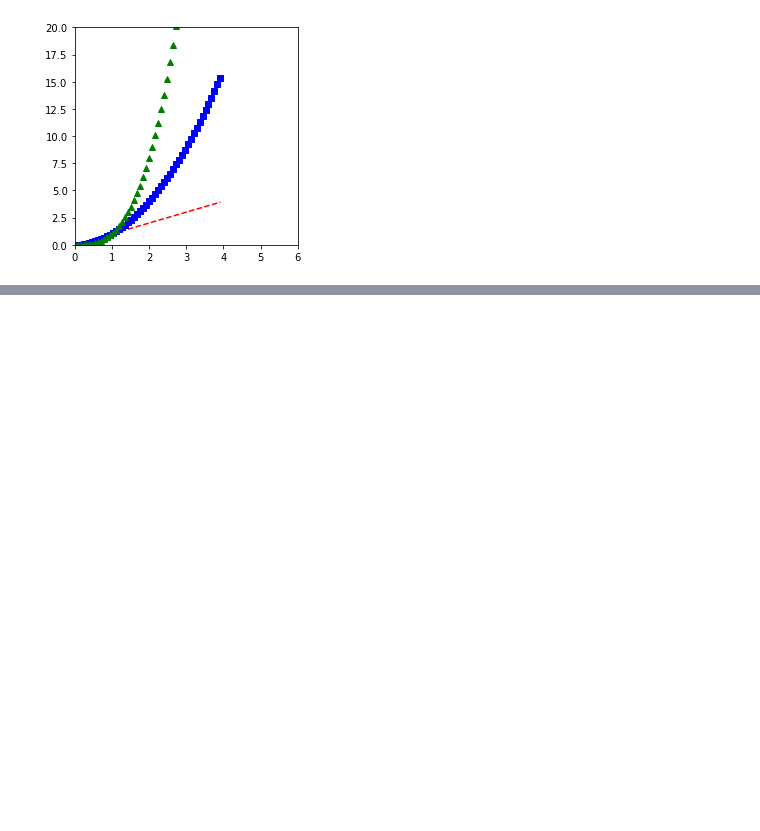
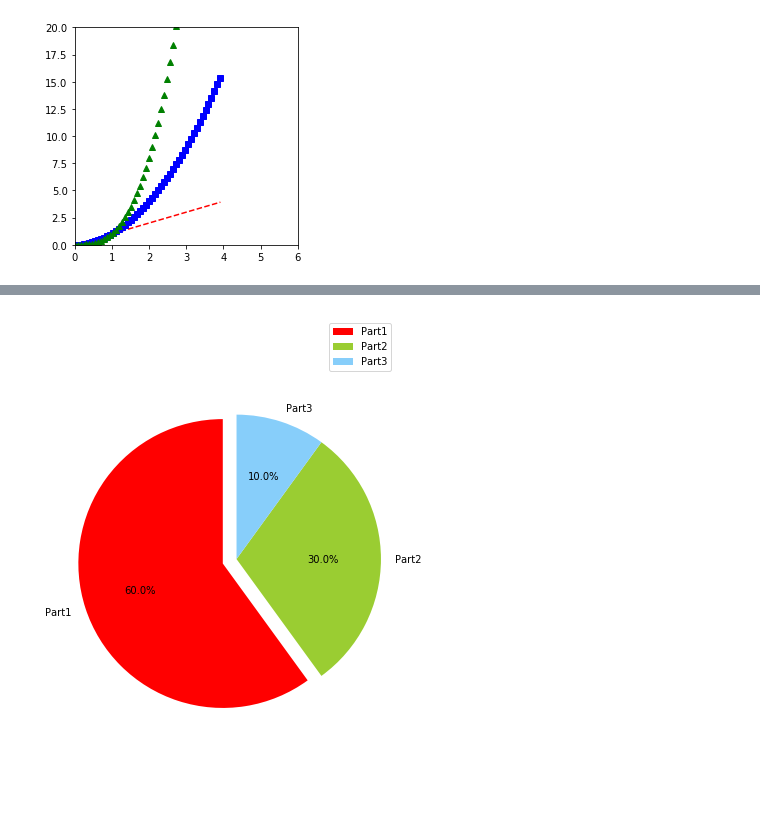
Before and after one commit to zoudong0836/pandas, a Jupyter notebook: matplotlibFolder/pyplot 常用图形示例代码.ipynb, the cells around one changed output, grey strips where cells are left out. Drawn from its saved outputs; the diff is of its cells as text; code cells hidden in the pictures; blank space fills up the shorter version.

```diff
--- a/matplotlibFolder/pyplot 常用图形示例代码.ipynb
+++ b/matplotlibFolder/pyplot 常用图形示例代码.ipynb
@@ -211,0 +254,41 @@ plt.show()
+# %%
+from matplotlib import pyplot as plt
+import numpy as np
+
+#调节图形大小，宽，高
+plt.figure(figsize=(6,9))
+#定义饼状图的标签，标签是列表
+labels = ['Part1', 'Part2', 'Part3']
+#每个标签占多大，会自动去算百分比
+sizes = [60,30,10]
+colors = ['red','yellowgreen','lightskyblue']
+#将某部分爆炸出来， 使用括号，将第一块分割出来，数值的大小是分割出来的与其他两块的间隙
+# explode = (0.05,0,0)
+
+# 将值最大的部分爆炸出去
+explode = [0 for i in range(len(sizes))]
+explode[np.argmax(sizes)] = 0.1
+
+patches,l_text,p_text = plt.pie(sizes,explode=explode,labels=labels,colors=colors,
+                                labeldistance = 1.1,autopct = '%3.1f%%',shadow = False,
+                                startangle = 90,pctdistance = 0.6)
+
+# labeldistance，文本的位置离原点有多远，1.1指1.1倍半径的位置
+# autopct，圆里面的文本格式，%3.1f%%表示小数有三位，整数有一位的浮点数
+# shadow，饼是否有阴影
+# startangle，起始角度，0，表示从0开始逆时针转，为第一块。一般选择从90度开始比较好看
+# pctdistance，百分比的text离圆心的距离
+# patches, l_texts, p_texts，为了得到饼图的返回值，p_texts饼图内部文本的，l_texts饼图外label的文本
+
+#改变文本的大小
+#方法是把每一个text遍历。调用set_size方法设置它的属性
+for t in l_text:           # l_texts饼图外label的文本
+    t.set_size=(30)
+for t in p_text:           # p_texts饼图内部文本的
+    t.set_size=(20)
+# 设置x，y轴刻度一致，这样饼图才能是圆的
+plt.axis('equal')
+plt.legend()
+plt.show()
+# %% [output]
+[figure, added]
```
Also changed, not shown: parts of 4 cells of this notebook.
